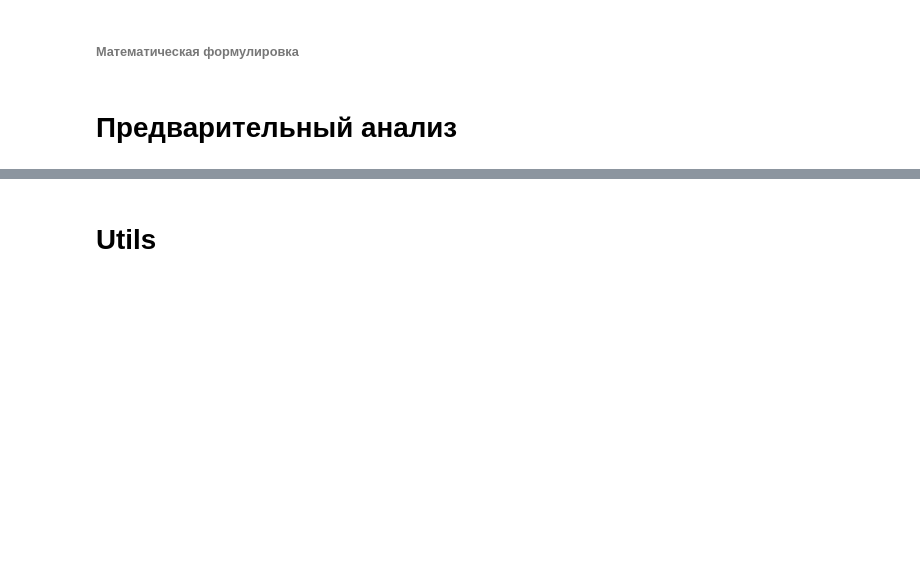
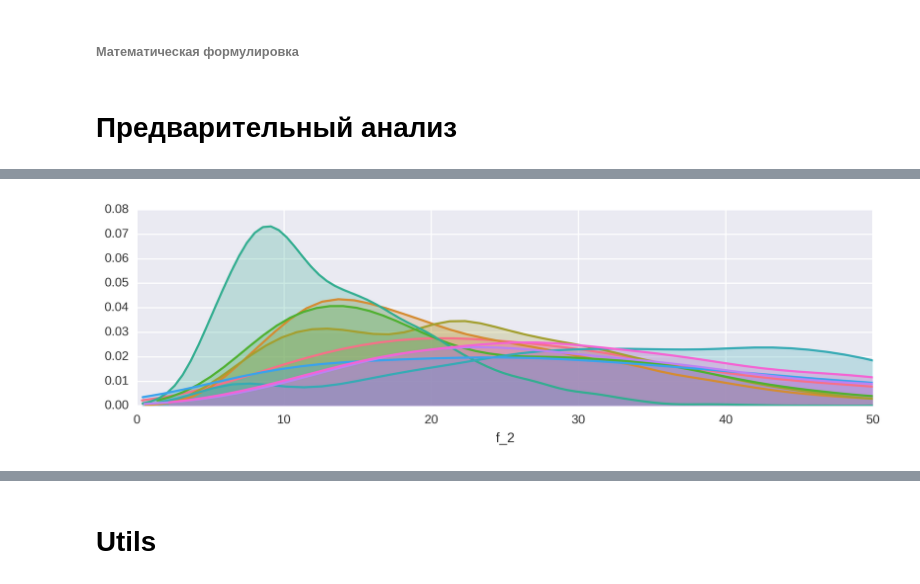
Before and after one commit to Egor-Krivov/ml, a Jupyter notebook: product_classification/models.ipynb, the cells around one changed output, grey strips where cells are left out. Cells and saved outputs as stored; diff of their text form; code cells hidden in the pictures; blank space fills up the shorter version.

```diff
--- a/product_classification/models.ipynb
+++ b/product_classification/models.ipynb
@@ -27,0 +50,7 @@ y = lbl_enc.fit_transform(y)
+# %%
+research['f_2'] = np.sum(raw_X ** 0.5, axis=1)
+fg = sns.FacetGrid(research, hue="target", aspect=3)
+fg.map(sns.kdeplot, "f_2", shade=True)
+fg.set(xlim=(0, 50));
+# %% [output]
+[figure, added]
```
Also changed, not shown: parts of 73 cells of this notebook, 2 other files.
